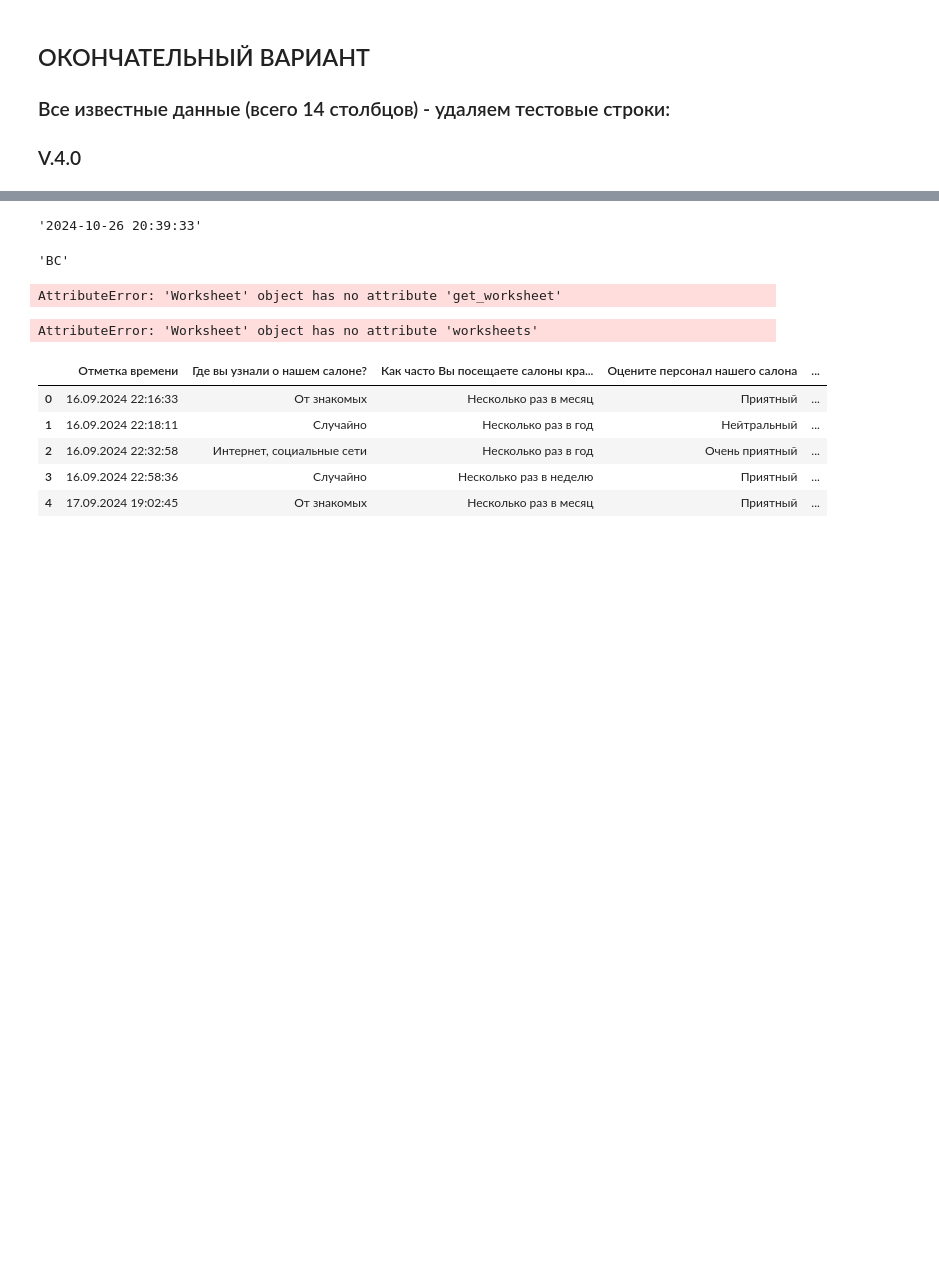
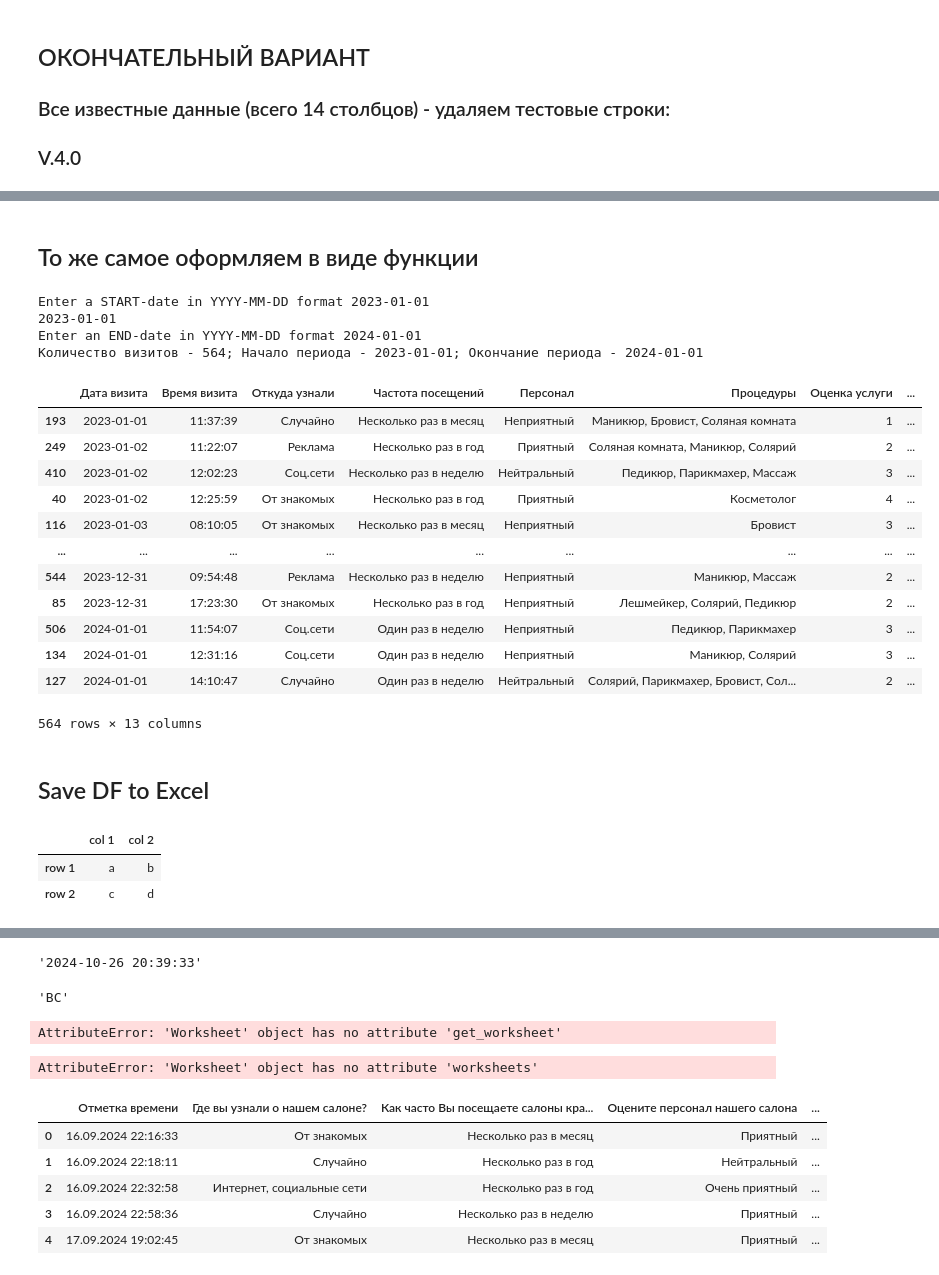
Before and after one commit to ayaweb7/beauty_salon, a Jupyter notebook: beauty_analytics.ipynb, the cells around one changed output, grey strips where cells are left out. Saved outputs shown, nothing was run; the diff lists cells and outputs as text; code cells hidden in the pictures; blank space fills up the shorter version.

```diff
--- a/beauty_analytics.ipynb
+++ b/beauty_analytics.ipynb
@@ -1100,0 +1206,9 @@ print(random_date_5(entry()[0], entry()[1]))
+# %%
+from datetime import datetime, date
+def entry_start():
+    date_entry = input('Enter a START-date in YYYY-MM-DD format')
+    print(date_entry)
+    year, month, day = map(int, date_entry.split('-'))
+    date_1 = datetime(year, month, day).date()
+
+    return date_1
@@ -1100,0 +1221,8 @@ print(random_date_5(entry()[0], entry()[1]))
+# %%
+from datetime import datetime, date
+def entry_end():
+    date_entry = input('Enter an END-date in YYYY-MM-DD format')
+    year, month, day = map(int, date_entry.split('-'))
+    date_2 = datetime(year, month, day).date()
+
+    return date_2
@@ -1100,0 +1234,7 @@ print(random_date_5(entry()[0], entry()[1]))
+# %%
+from datetime import datetime, date, timedelta, time
+def random_date(start_date, end_date):
+    df = start_date + timedelta(days=random.randint(0, (end_date - start_date).days))
+    df = df.strftime("%d-%m-%Y")
+
+    return df
@@ -1131,6 +1278,9 @@ incomes = ['менее 30 тысяч', 'от 30 тысяч до 100 тысяч',
 # start_date = datetime(2020, 1, 1)
 # end_date = datetime(2020, 1, 3)
 
+# Определяем интервал между датами через функции ENTRY_START() и ENTRY_END():
+start_date = entry_start()
+end_date = entry_end()
 
 # Основной цикл - зависит от общего количества визитов за выбранный период:
 while len(dates_of_visits_4) < number_of_visits_4:
@@ -1143,7 +1293,7 @@ while len(dates_of_visits_4) < number_of_visits_4:
 
 # Используем ранее объявленные функции для генерации даты и времени:
 #     date_of_visits = random_date_1(start_date, end_date)
-    date_of_visits = random_date_3()
+    date_of_visits = random_date(start_date, end_date)
     time_of_visits = random_time()
 
 # Остальные столбцы:
@@ -1178,14 +1328,14 @@ while len(dates_of_visits_4) < number_of_visits_4:
 #     print(nop, ' - ', procedure)
 #     print(', '.join(map(str, procedure)))
 print('Количество визитов - {}; Начало периода - {}; Окончание периода - {}'.format(number_of_visits_4,
-                                                                                    start_date.date(),
-                                                                                    end_date.date()))
+                                                                                    start_date,
+                                                                                    end_date))
 
 # создаем и выводим DataFrame с данными о сотрудниках
 form_4 = pd.DataFrame(dates_of_visits_4, columns=['Дата визита', 'Время визита', 'Откуда узнали', 'Частота посещений',
                                               'Персонал', 'Процедуры', 'Оценка услуги', 'Оценка цен',
                                               'Предложения', 'Пол', 'Возраст', 'Статус', 'Доход'])
-form_4['Дата визита'] = pd.to_datetime(form_4['Дата визита'])
+form_4['Дата визита'] = pd.to_datetime(form_4['Дата визита'], dayfirst=True)
 
 # сортируем данные по столбцу 'Дата визита'
 form_4 = form_4.sort_values(['Дата визита', 'Время визита'], ascending=[True, True])
@@ -1198,0 +1357,2 @@ KeyboardInterrupt: Interrupted by user
+# %% [markdown]
+## То же самое оформляем в виде функции
@@ -1198,0 +1455,22 @@ KeyboardInterrupt: Interrupted by user
+# %%
+visits()
+# %% [output]
+Enter a START-date in YYYY-MM-DD format 2023-01-01
+2023-01-01
+Enter an END-date in YYYY-MM-DD format 2024-01-01
+Количество визитов - 564; Начало периода - 2023-01-01; Окончание периода - 2024-01-01
+|  | Дата визита | Время визита | Откуда узнали | Частота посещений | Персонал | Процедуры | Оценка услуги | ... |
+| 193 | 2023-01-01 | 11:37:39 | Случайно | Несколько раз в месяц | Неприятный | Маникюр, Бровист, Соляная комната | 1 | ... |
+| 249 | 2023-01-02 | 11:22:07 | Реклама | Несколько раз в год | Приятный | Соляная комната, Маникюр, Солярий | 2 | ... |
+| 410 | 2023-01-02 | 12:02:23 | Соц.сети | Несколько раз в неделю | Нейтральный | Педикюр, Парикмахер, Массаж | 3 | ... |
+| 40 | 2023-01-02 | 12:25:59 | От знакомых | Несколько раз в год | Приятный | Косметолог | 4 | ... |
+| 116 | 2023-01-03 | 08:10:05 | От знакомых | Несколько раз в месяц | Неприятный | Бровист | 3 | ... |
+| ... | ... | ... | ... | ... | ... | ... | ... | ... |
+| 544 | 2023-12-31 | 09:54:48 | Реклама | Несколько раз в неделю | Неприятный | Маникюр, Массаж | 2 | ... |
+| 85 | 2023-12-31 | 17:23:30 | От знакомых | Несколько раз в год | Неприятный | Лешмейкер, Солярий, Педикюр | 2 | ... |
+| 506 | 2024-01-01 | 11:54:07 | Соц.сети | Один раз в неделю | Неприятный | Педикюр, Парикмахер | 3 | ... |
+| 134 | 2024-01-01 | 12:31:16 | Соц.сети | Один раз в неделю | Неприятный | Маникюр, Солярий | 3 | ... |
+| 127 | 2024-01-01 | 14:10:47 | Случайно | Один раз в неделю | Нейтральный | Солярий, Парикмахер, Бровист, Сол... | 2 | ... |
+564 rows × 13 columns
+# %% [markdown]
+## Save DF to Excel
@@ -1198,0 +1483,10 @@ KeyboardInterrupt: Interrupted by user
+# %%
+df1 = pd.DataFrame([['a', 'b'], ['c', 'd']],
+                   index=['row 1', 'row 2'],
+                   columns=['col 1', 'col 2'])
+df1
+# df1.to_excel("output.xlsx")
+# %% [output]
+|  | col 1 | col 2 |
+| row 1 | a | b |
+| row 2 | c | d |
```
Also changed, not shown: parts of 54 cells of this notebook, 3 other files.
